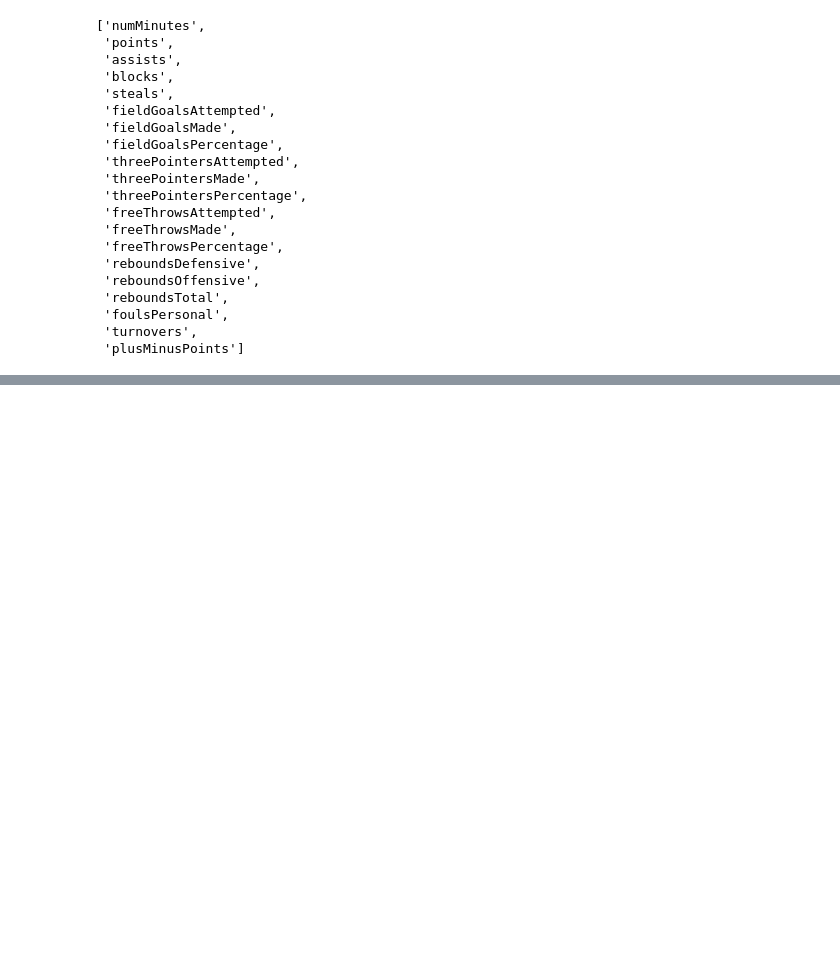
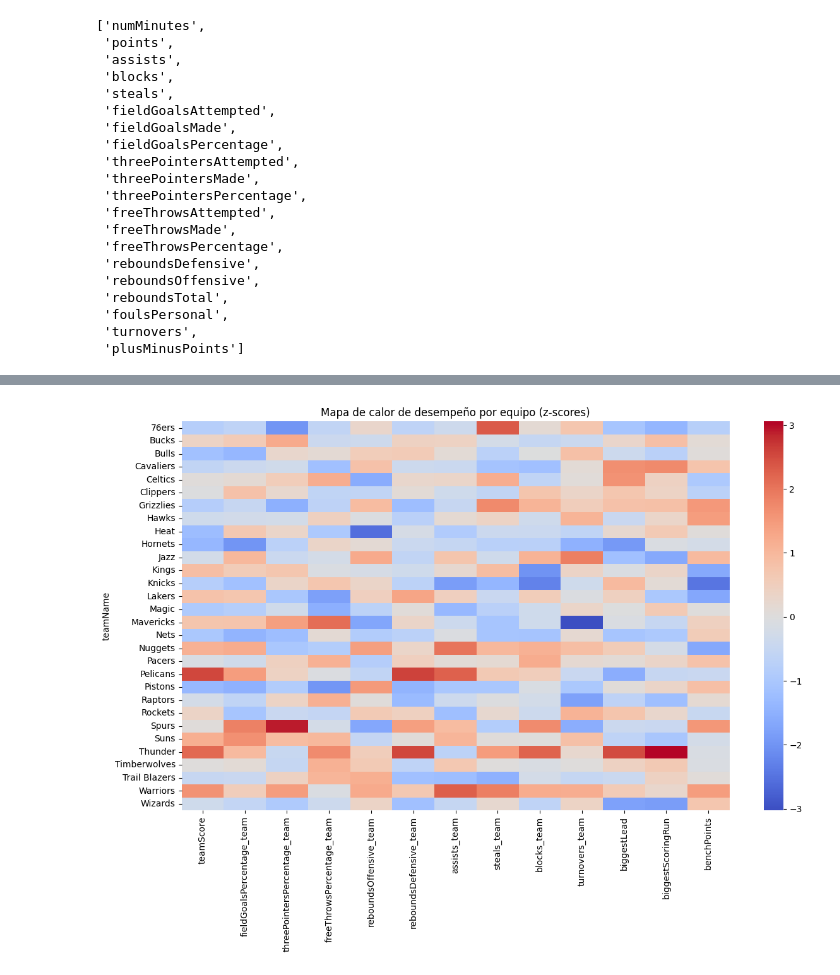
Before and after one commit to 2roma5/Diplomado_M1, a Jupyter notebook: Transformacio.ipynb, the cells around one changed output, grey strips where cells are left out. Saved outputs shown, nothing was run; the diff lists cells and outputs as text; code cells hidden in the pictures; blank space fills up the shorter version.

```diff
--- a/Transformacio.ipynb
+++ b/Transformacio.ipynb
@@ -568,0 +587,7 @@ Variables más influyentes en este plano:
+# %%
+vars_heatmap = [
+    'teamScore', 'fieldGoalsPercentage_team', 'threePointersPercentage_team',
+    'freeThrowsPercentage_team', 'reboundsOffensive_team', 'reboundsDefensive_team',
+    'assists_team', 'steals_team', 'blocks_team', 'turnovers_team',
+    'biggestLead', 'biggestScoringRun', 'benchPoints'
+]
@@ -568,0 +629,2 @@ Variables más influyentes en este plano:
+# %%
+df_union_team = df_union_team[df_union_team["teamName"].isin(teams_current)]
@@ -568,0 +640,3 @@ Variables más influyentes en este plano:
+# %%
+df_team = df_union_team.groupby('teamName')[vars_heatmap].mean()
+df_team
@@ -568,0 +662,9 @@ Variables más influyentes en este plano:
+# %%
+from sklearn.preprocessing import StandardScaler
+
+scaler = StandardScaler()
+df_z = pd.DataFrame(
+    scaler.fit_transform(df_team),
+    columns=df_team.columns,
+    index=df_team.index
+)
@@ -568,0 +690,10 @@ Variables más influyentes en este plano:
+# %%
+import seaborn as sns
+import matplotlib.pyplot as plt
+
+plt.figure(figsize=(14,8))
+sns.heatmap(df_z, cmap="coolwarm", center=0)
+plt.title("Mapa de calor de desempeño por equipo (z-scores)")
+plt.show()
+# %% [output]
+[figure, added]
```
Also changed, not shown: parts of 19 cells of this notebook.
